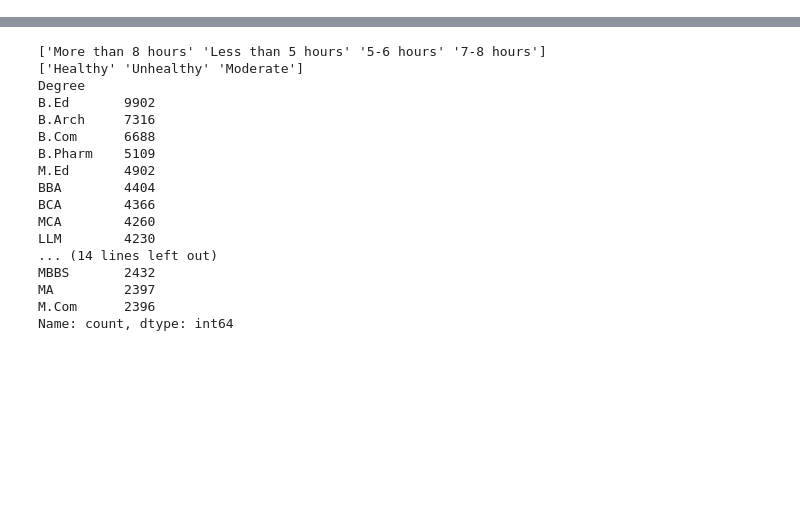
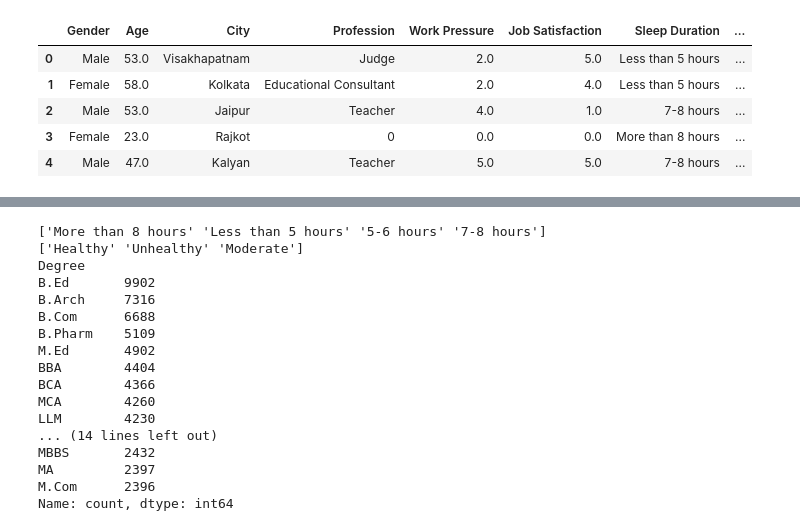
Before and after one commit to hieundx/kaggle-comps, a Jupyter notebook: mental-health/train.ipynb, the cells around one changed output, grey strips where cells are left out. Cells and saved outputs as stored; diff of their text form; code cells hidden in the pictures; blank space fills up the shorter version.

```diff
--- a/mental-health/train.ipynb
+++ b/mental-health/train.ipynb
@@ -18,2 +33,10 @@ X.head()
 # %%
-X_sub = test_df[X.columns]
+X_sub = test_df[X.columns].fillna(0)
+X_sub.head()
+# %% [output]
+|  | Gender | Age | City | Profession | Work Pressure | Job Satisfaction | Sleep Duration | ... |
+| 0 | Male | 53.0 | Visakhapatnam | Judge | 2.0 | 5.0 | Less than 5 hours | ... |
+| 1 | Female | 58.0 | Kolkata | Educational Consultant | 2.0 | 4.0 | Less than 5 hours | ... |
+| 2 | Male | 53.0 | Jaipur | Teacher | 4.0 | 1.0 | 7-8 hours | ... |
+| 3 | Female | 23.0 | Rajkot | 0 | 0.0 | 0.0 | More than 8 hours | ... |
+| 4 | Male | 47.0 | Kalyan | Teacher | 5.0 | 5.0 | 7-8 hours | ... |
```
Also changed, not shown: parts of 44 cells of this notebook, 4 other files.
